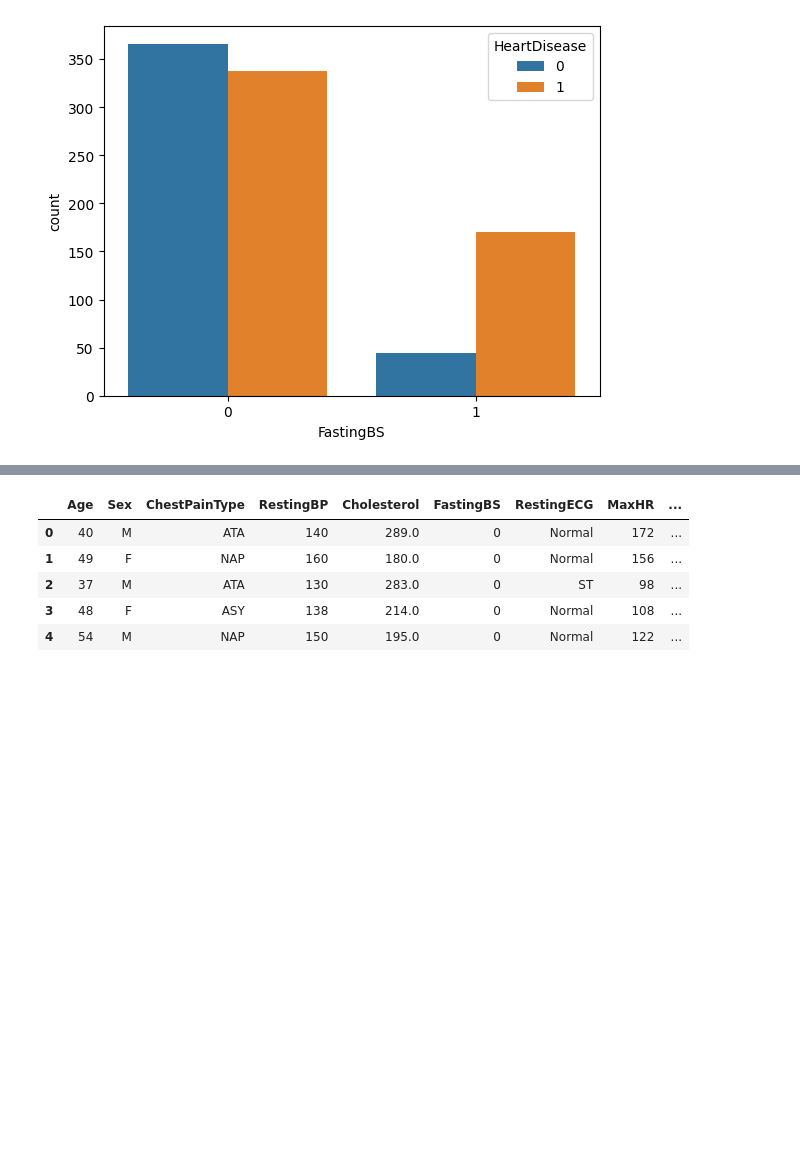
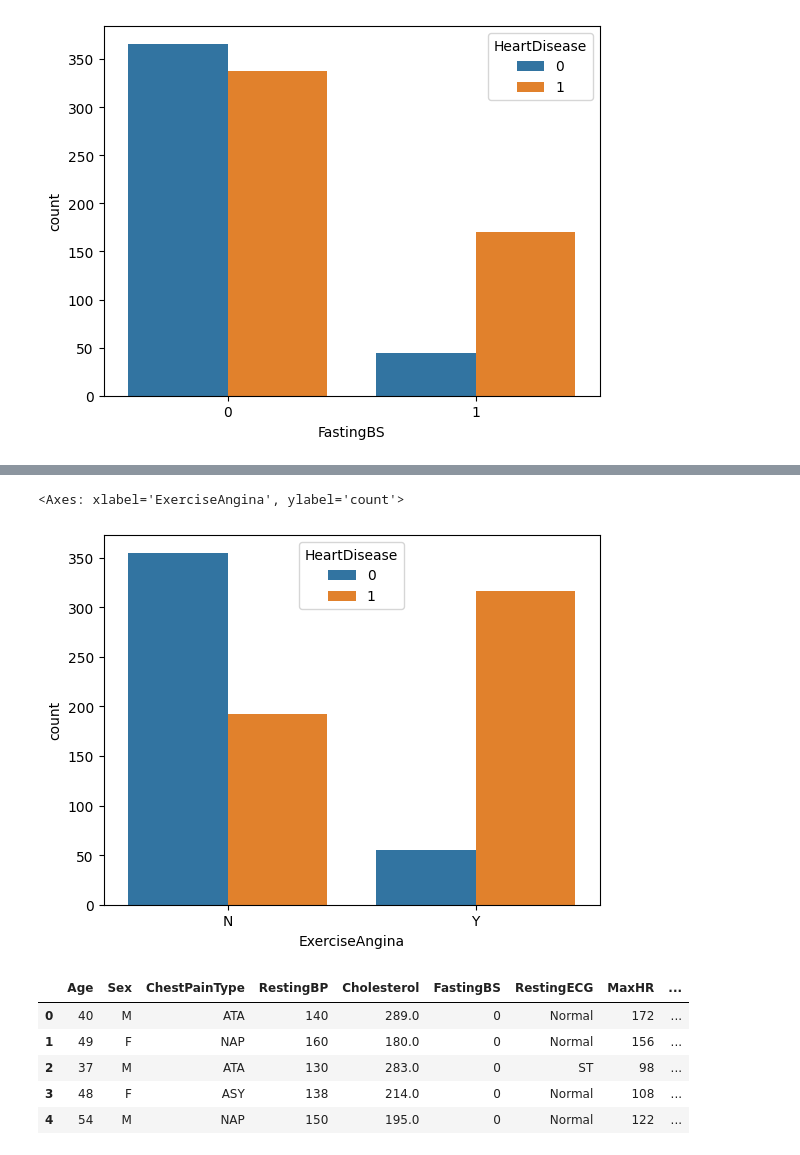
Before and after one commit to Soumyadip778/Machine_Learning_Series, a Jupyter notebook: ML_part1/heart.ipynb, the cells around one changed output, grey strips where cells are left out. Cells and saved outputs as stored; diff of their text form; code cells hidden in the pictures; blank space fills up the shorter version.

```diff
--- a/ML_part1/heart.ipynb
+++ b/ML_part1/heart.ipynb
@@ -169,3 +179,8 @@ sns.countplot(x = df['FastingBS'] , hue = df['HeartDisease'])
+# %%
+sns.countplot(x = df2['ExerciseAngina'] , hue = df2['HeartDisease'])
+# %% [output]
+<Axes: xlabel='ExerciseAngina', ylabel='count'>
+[figure, added]
 # %%
 def boxplot(col):
   sns.boxplot(y = df2[col])
```
Also changed, not shown: parts of 8 cells of this notebook.
